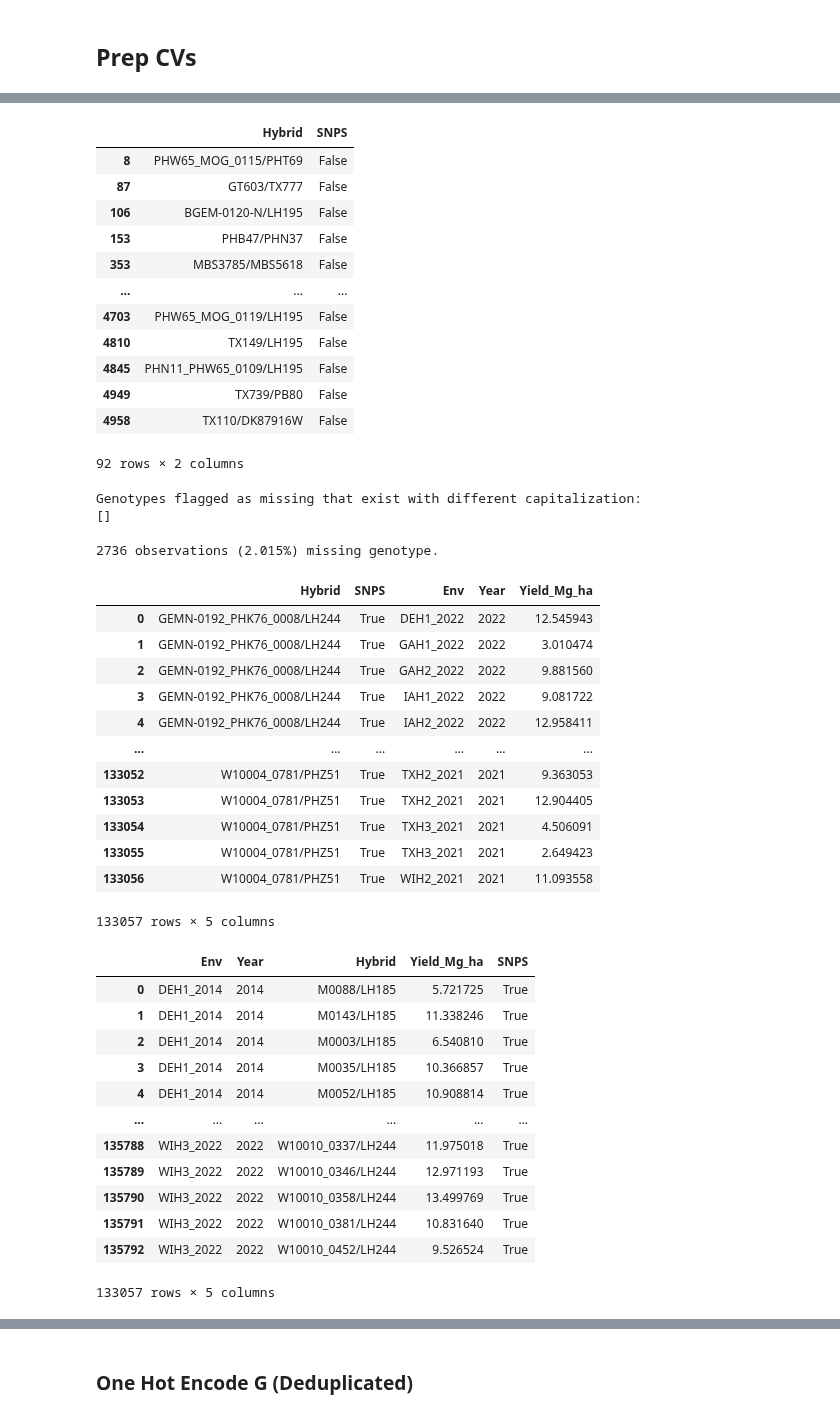
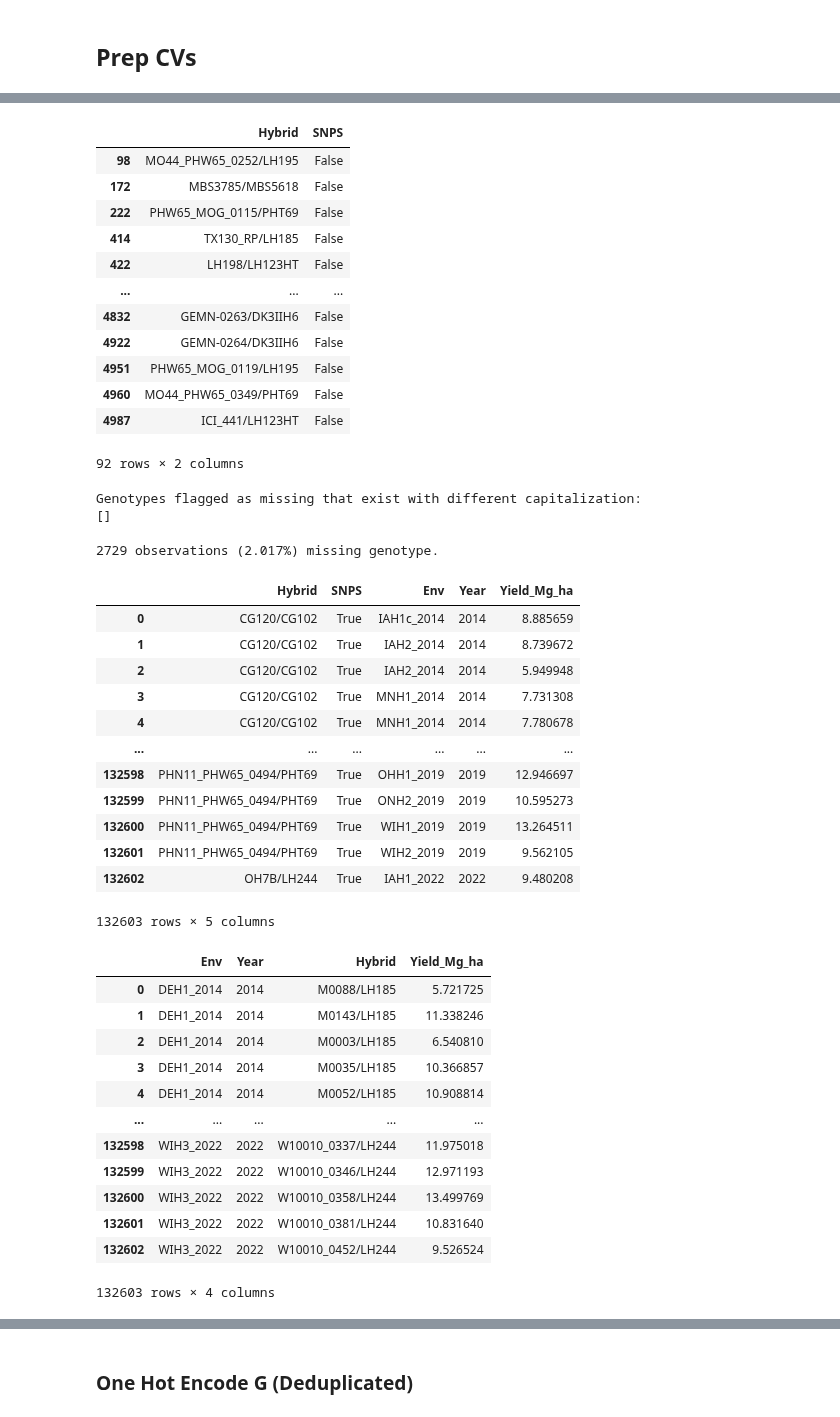
Before and after one commit to DanielKick-USDA/EnvDL, a Jupyter notebook: nbs/01.03_g2fc_prep_matrices.ipynb, the cells around one changed output, grey strips where cells are left out. Saved outputs shown, nothing was run; the diff lists cells and outputs as text; code cells hidden in the pictures.

Commit message:
Change way of producing observation to deduplicated genome/env lookup. Limit phenotypes to those with genotype.

```diff
--- a/nbs/01.03_g2fc_prep_matrices.ipynb
+++ b/nbs/01.03_g2fc_prep_matrices.ipynb
@@ -27,8 +27,9 @@ cgmv = pd.read_csv(load_from+'cgmv0.csv')
 # %%
 mask = ((phno.Yield_Mg_ha.notna())) # This used to allow for missing yield so long as they were in
 # 2022. Now that the 2022 data is available they should be excluded.
-phno = phno.loc[mask, :].reset_index().drop(columns = 'index')
+phno = phno.loc[mask, :].reset_index(drop = True)
 phno = phno.loc[:, ['Env', 'Year', 'Hybrid', 'Yield_Mg_ha']]
+phno = phno.drop_duplicates().reset_index(drop = True).copy()
 # %% [markdown]
 # Data Prep
 # %% [markdown]
@@ -59,17 +54,17 @@ temp = pd.DataFrame(zip(uniq_hybrids, snps_found), columns=['Hybrid', 'SNPS'])
 temp.loc[(temp.SNPS != True)]
 # %% [output]
 |  | Hybrid | SNPS |
-| 8 | PHW65_MOG_0115/PHT69 | False |
-| 87 | GT603/TX777 | False |
-| 106 | BGEM-0120-N/LH195 | False |
-| 153 | PHB47/PHN37 | False |
-| 353 | MBS3785/MBS5618 | False |
+| 98 | MO44_PHW65_0252/LH195 | False |
+| 172 | MBS3785/MBS5618 | False |
+| 222 | PHW65_MOG_0115/PHT69 | False |
+| 414 | TX130_RP/LH185 | False |
+| 422 | LH198/LH123HT | False |
 | ... | ... | ... |
-| 4703 | PHW65_MOG_0119/LH195 | False |
-| 4810 | TX149/LH195 | False |
-| 4845 | PHN11_PHW65_0109/LH195 | False |
-| 4949 | TX739/PB80 | False |
-| 4958 | TX110/DK87916W | False |
+| 4832 | GEMN-0263/DK3IIH6 | False |
+| 4922 | GEMN-0264/DK3IIH6 | False |
+| 4951 | PHW65_MOG_0119/LH195 | False |
+| 4960 | MO44_PHW65_0349/PHT69 | False |
+| 4987 | ICI_441/LH123HT | False |
 92 rows × 2 columns
 # %%
 import os
@@ -91,44 +86,43 @@ print(
        )+'%) missing genotype.'
 )
 # %% [output]
-2736 observations (2.015%) missing genotype.
+2729 observations (2.017%) missing genotype.
 # %%
 # limit to phno with snp data
 phno_geno = temp.loc[(temp.SNPS == True)].merge(phno, how = 'left')
-phno_geno.to_csv(cache_path+'phno_geno_filter.csv', index=False)
 phno_geno
 # %% [output]
 |  | Hybrid | SNPS | Env | Year | Yield_Mg_ha |
-| 0 | GEMN-0192_PHK76_0008/LH244 | True | DEH1_2022 | 2022 | 12.545943 |
-| 1 | GEMN-0192_PHK76_0008/LH244 | True | GAH1_2022 | 2022 | 3.010474 |
-| 2 | GEMN-0192_PHK76_0008/LH244 | True | GAH2_2022 | 2022 | 9.881560 |
-| 3 | GEMN-0192_PHK76_0008/LH244 | True | IAH1_2022 | 2022 | 9.081722 |
-| 4 | GEMN-0192_PHK76_0008/LH244 | True | IAH2_2022 | 2022 | 12.958411 |
+| 0 | CG120/CG102 | True | IAH1c_2014 | 2014 | 8.885659 |
+| 1 | CG120/CG102 | True | IAH2_2014 | 2014 | 8.739672 |
+| 2 | CG120/CG102 | True | IAH2_2014 | 2014 | 5.949948 |
+| 3 | CG120/CG102 | True | MNH1_2014 | 2014 | 7.731308 |
+| 4 | CG120/CG102 | True | MNH1_2014 | 2014 | 7.780678 |
 | ... | ... | ... | ... | ... | ... |
-| 133052 | W10004_0781/PHZ51 | True | TXH2_2021 | 2021 | 9.363053 |
-| 133053 | W10004_0781/PHZ51 | True | TXH2_2021 | 2021 | 12.904405 |
-| 133054 | W10004_0781/PHZ51 | True | TXH3_2021 | 2021 | 4.506091 |
-| 133055 | W10004_0781/PHZ51 | True | TXH3_2021 | 2021 | 2.649423 |
-| 133056 | W10004_0781/PHZ51 | True | WIH2_2021 | 2021 | 11.093558 |
+| 132598 | PHN11_PHW65_0494/PHT69 | True | OHH1_2019 | 2019 | 12.946697 |
+| 132599 | PHN11_PHW65_0494/PHT69 | True | ONH2_2019 | 2019 | 10.595273 |
+| 132600 | PHN11_PHW65_0494/PHT69 | True | WIH1_2019 | 2019 | 13.264511 |
+| 132601 | PHN11_PHW65_0494/PHT69 | True | WIH2_2019 | 2019 | 9.562105 |
+| 132602 | OH7B/LH244 | True | IAH1_2022 | 2022 | 9.480208 |
-133057 rows × 5 columns
+132603 rows × 5 columns
 # %%
 # restrict to observations with snp data
 phno_geno = phno.merge(phno_geno.loc[:, ['Hybrid', 'SNPS']].drop_duplicates(), how  = 'left')
-phno_geno = phno_geno.loc[(phno_geno.SNPS == True)].copy()
+phno_geno = phno_geno.loc[(phno_geno.SNPS == True)].drop(columns = ['SNPS']).reset_index(drop=True).copy()
 phno_geno
 # %% [output]
-|  | Env | Year | Hybrid | Yield_Mg_ha | SNPS |
-| 0 | DEH1_2014 | 2014 | M0088/LH185 | 5.721725 | True |
-| 1 | DEH1_2014 | 2014 | M0143/LH185 | 11.338246 | True |
-| 2 | DEH1_2014 | 2014 | M0003/LH185 | 6.540810 | True |
-| 3 | DEH1_2014 | 2014 | M0035/LH185 | 10.366857 | True |
-| 4 | DEH1_2014 | 2014 | M0052/LH185 | 10.908814 | True |
-| ... | ... | ... | ... | ... | ... |
-| 135788 | WIH3_2022 | 2022 | W10010_0337/LH244 | 11.975018 | True |
-| 135789 | WIH3_2022 | 2022 | W10010_0346/LH244 | 12.971193 | True |
-| 135790 | WIH3_2022 | 2022 | W10010_0358/LH244 | 13.499769 | True |
-| 135791 | WIH3_2022 | 2022 | W10010_0381/LH244 | 10.831640 | True |
-| 135792 | WIH3_2022 | 2022 | W10010_0452/LH244 | 9.526524 | True |
+|  | Env | Year | Hybrid | Yield_Mg_ha |
+| 0 | DEH1_2014 | 2014 | M0088/LH185 | 5.721725 |
+| 1 | DEH1_2014 | 2014 | M0143/LH185 | 11.338246 |
+| 2 | DEH1_2014 | 2014 | M0003/LH185 | 6.540810 |
+| 3 | DEH1_2014 | 2014 | M0035/LH185 | 10.366857 |
+| 4 | DEH1_2014 | 2014 | M0052/LH185 | 10.908814 |
+| ... | ... | ... | ... | ... |
+| 132598 | WIH3_2022 | 2022 | W10010_0337/LH244 | 11.975018 |
+| 132599 | WIH3_2022 | 2022 | W10010_0346/LH244 | 12.971193 |
+| 132600 | WIH3_2022 | 2022 | W10010_0358/LH244 | 13.499769 |
+| 132601 | WIH3_2022 | 2022 | W10010_0381/LH244 | 10.831640 |
+| 132602 | WIH3_2022 | 2022 | W10010_0452/LH244 | 9.526524 |
-133057 rows × 5 columns
+132603 rows × 4 columns
 # %%
 assert phno_geno.Yield_Mg_ha.isna().sum() == 0
```
Also changed, not shown: parts of 55 cells of this notebook, 1 other file.
